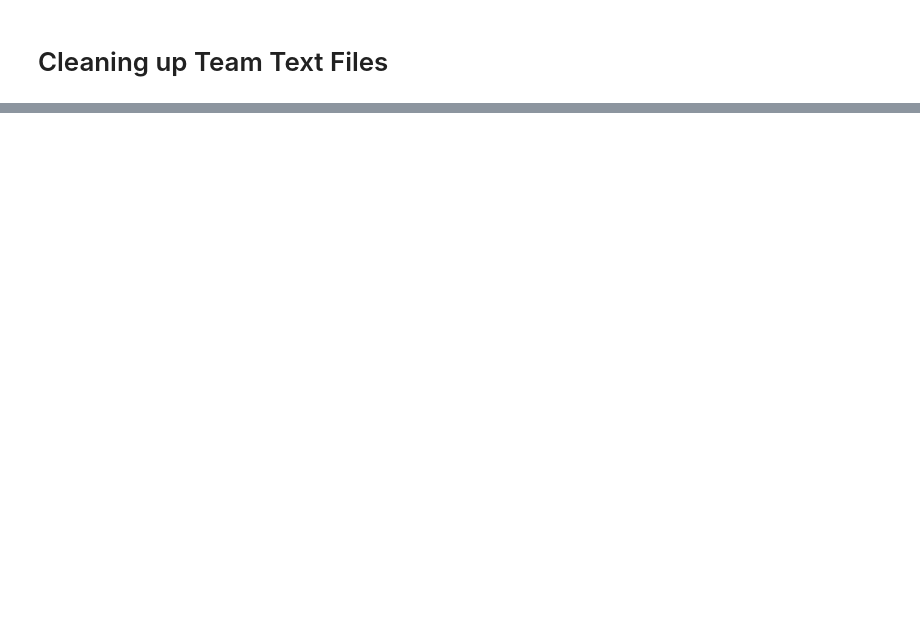
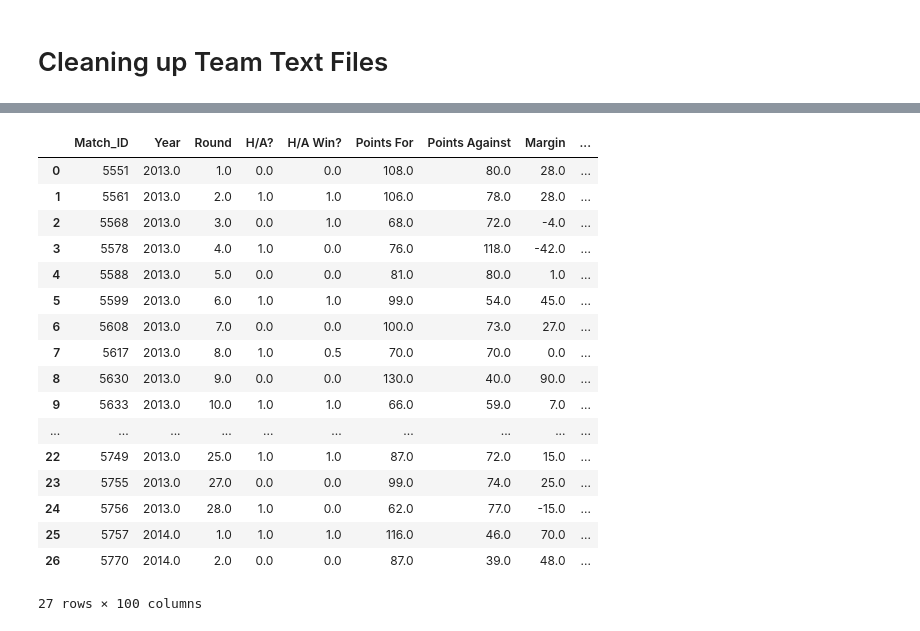
Before and after one commit to mitchgill16/AFL_Data, a Jupyter notebook: django_AFL_ML/data_cleaning.ipynb, the cells around one changed output, grey strips where cells are left out. Drawn from its saved outputs; the diff is of its cells as text; code cells hidden in the pictures; blank space fills up the shorter version.

Commit message:
Venue/Ladder info now able to be added to clean stats spreadsheets

```diff
--- a/django_AFL_ML/data_cleaning.ipynb
+++ b/django_AFL_ML/data_cleaning.ipynb
@@ -159,0 +79,25 @@ True
+# %%
+teams = {
+"1" : "Adelaide Crows",
+"2" : "Brisbane Lions",
+"3" : "Carlton",
+"4" : "Collingwood",
+"5" : "Essendon",
+"6" : "Fremantle",
+"7" : "Geelong Cats",
+"8" : "Gold Coast Suns",
+"9" : "GWS Giants",
+"10": "Hawthorn",
+"11": "Melbourne",
+"12": "North Melbourne",
+"13": "Port Adelaide",
+"14": "Richmond",
+"15": "St Kilda",
+"16": "Sydney Swans",
+"17": "West Coast Eagles",
+"18": "Western Bulldogs"
+}
+# %%
+current_team = (teams[str(6)])
+team_venue = venue[venue.isin([current_team]).any(axis=1)]
+team_venue
@@ -159,0 +118,6 @@ True
+# %%
+team_ladders = ladders[ladders.isin([current_team]).any(axis=1)]
+team_ladders.season = team_ladders.season.astype(float)
+team_ladders.round_number = team_ladders.round_number.astype(float)
+team_ladders.rename(columns={"season": "Year", "round_number": "Round"}, inplace=True)
+team_ladders
@@ -159,0 +147,5 @@ True
+# %%
+tv_rows = team_venue.shape[0]
+sliced_df = df[-tv_rows:]
+sliced_df['Venue'] = team_venue['venue.name'].to_numpy()
+sliced_df
@@ -159,0 +166,24 @@ True
+# %%
+merged_df = sliced_df.merge(team_ladders, how='left', on=['Year', 'Round'])
+merged_df.drop(['team.name'], inplace=True, axis = 1)
+merged_df.fillna(method='ffill', inplace=True)
+merged_df[0:27]
+# %% [output]
+|  | Match_ID | Year | Round | H/A? | H/A Win? | Points For | Points Against | Margin | ... |
+| 0 | 5551 | 2013.0 | 1.0 | 0.0 | 0.0 | 108.0 | 80.0 | 28.0 | ... |
+| 1 | 5561 | 2013.0 | 2.0 | 1.0 | 1.0 | 106.0 | 78.0 | 28.0 | ... |
+| 2 | 5568 | 2013.0 | 3.0 | 0.0 | 1.0 | 68.0 | 72.0 | -4.0 | ... |
+| 3 | 5578 | 2013.0 | 4.0 | 1.0 | 0.0 | 76.0 | 118.0 | -42.0 | ... |
+| 4 | 5588 | 2013.0 | 5.0 | 0.0 | 0.0 | 81.0 | 80.0 | 1.0 | ... |
+| 5 | 5599 | 2013.0 | 6.0 | 1.0 | 1.0 | 99.0 | 54.0 | 45.0 | ... |
+| 6 | 5608 | 2013.0 | 7.0 | 0.0 | 0.0 | 100.0 | 73.0 | 27.0 | ... |
+| 7 | 5617 | 2013.0 | 8.0 | 1.0 | 0.5 | 70.0 | 70.0 | 0.0 | ... |
+| 8 | 5630 | 2013.0 | 9.0 | 0.0 | 0.0 | 130.0 | 40.0 | 90.0 | ... |
+| 9 | 5633 | 2013.0 | 10.0 | 1.0 | 1.0 | 66.0 | 59.0 | 7.0 | ... |
+| ... | ... | ... | ... | ... | ... | ... | ... | ... | ... |
+| 22 | 5749 | 2013.0 | 25.0 | 1.0 | 1.0 | 87.0 | 72.0 | 15.0 | ... |
+| 23 | 5755 | 2013.0 | 27.0 | 0.0 | 0.0 | 99.0 | 74.0 | 25.0 | ... |
+| 24 | 5756 | 2013.0 | 28.0 | 1.0 | 0.0 | 62.0 | 77.0 | -15.0 | ... |
+| 25 | 5757 | 2014.0 | 1.0 | 1.0 | 1.0 | 116.0 | 46.0 | 70.0 | ... |
+| 26 | 5770 | 2014.0 | 2.0 | 0.0 | 0.0 | 87.0 | 39.0 | 48.0 | ... |
+27 rows × 100 columns
```
Also changed, not shown: parts of 10 cells of this notebook, 20 other files.
